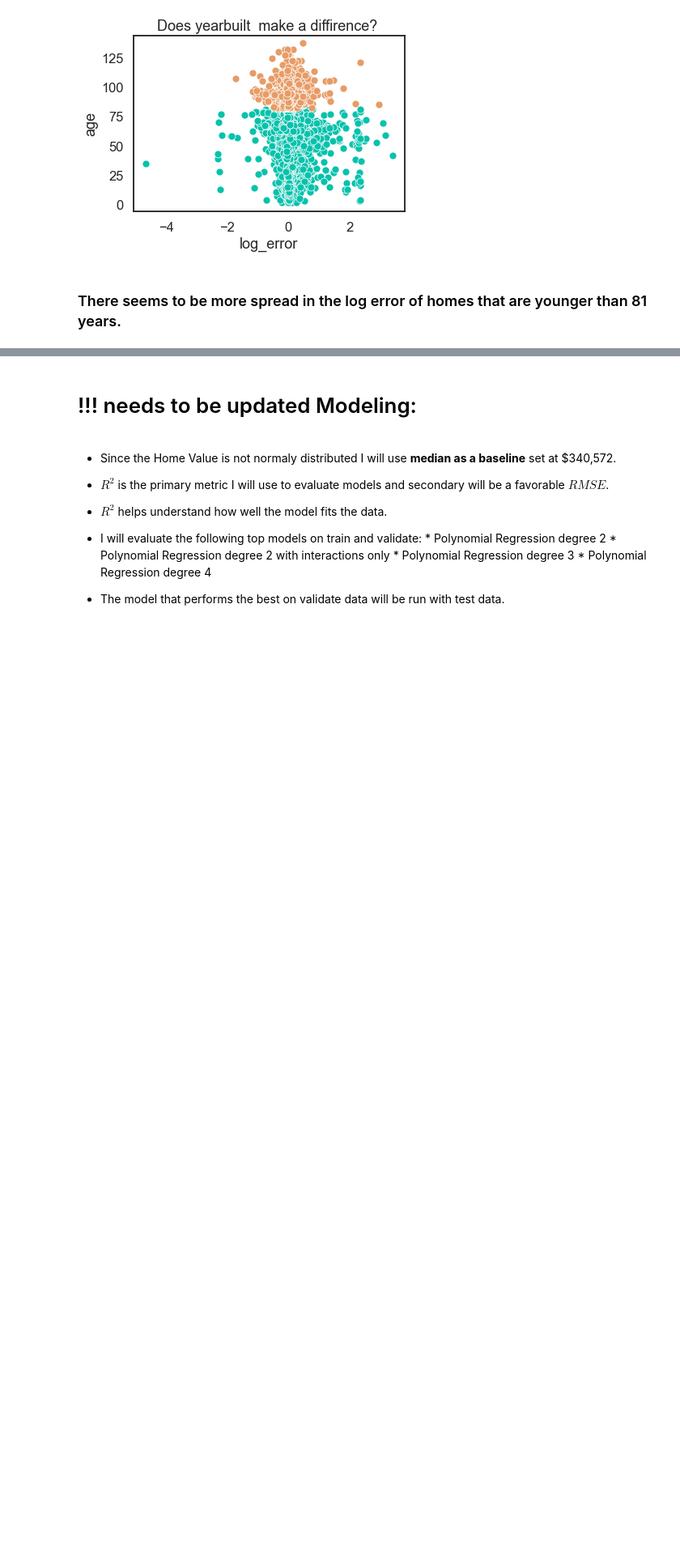
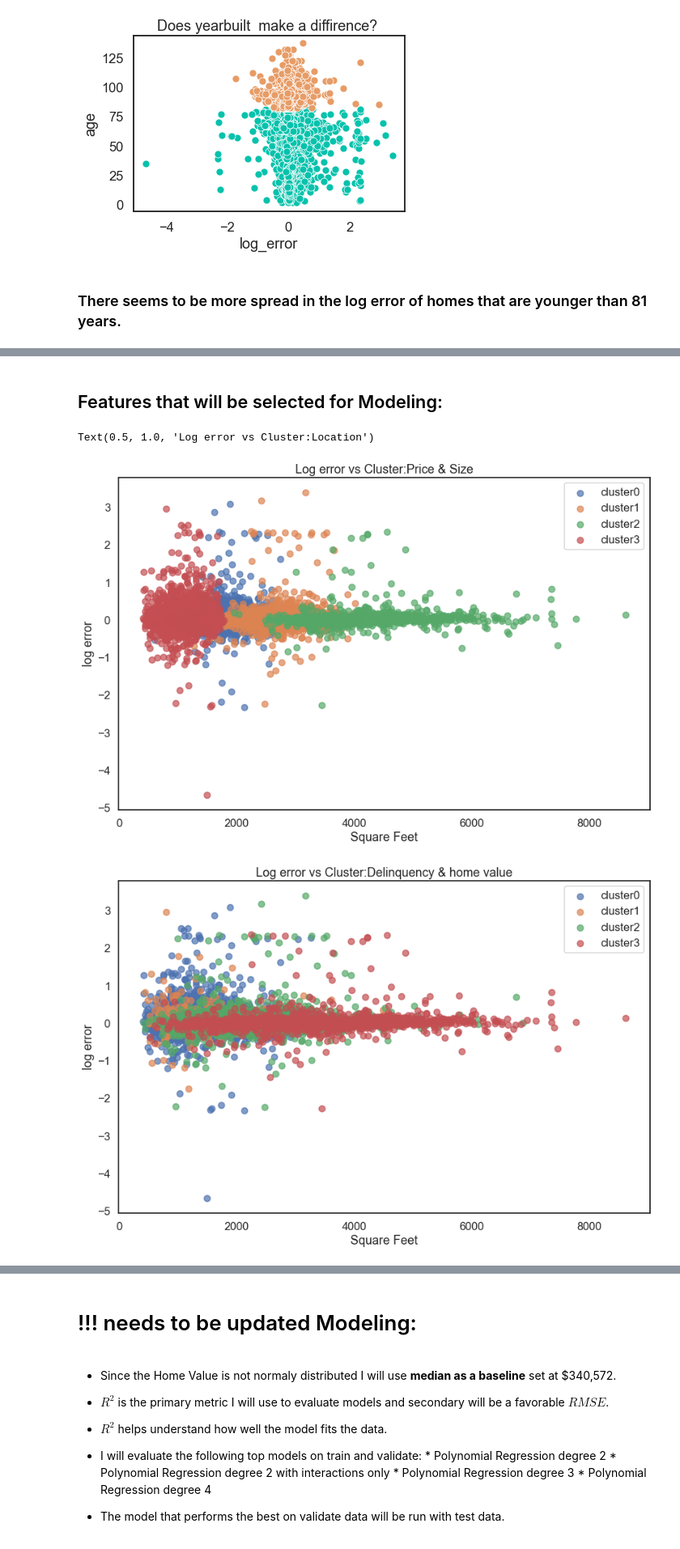
Before and after one commit to Codeup-Justin-Evans-Yvette-Ibarra/project_zillow_team, a Jupyter notebook: Final_Report_Zillow_Team_Project.ipynb, the cells around one changed output, grey strips where cells are left out. Shown: that part at 81% size. Drawn from its saved outputs; the diff is of its cells as text; code cells hidden in the pictures; blank space fills up the shorter version.

```diff
--- a/Final_Report_Zillow_Team_Project.ipynb
+++ b/Final_Report_Zillow_Team_Project.ipynb
@@ -501,0 +544,34 @@ p-value 0.00825
+# %% [markdown]
+## Features that will be selected for Modeling:
+# %%
+plt.figure(figsize=(14, 9))
+
+for cluster, subset in train.groupby('cluster_price_size'):
+    plt.scatter(x=subset.sqft, y=subset.log_error, label='cluster' + str(cluster), alpha=.7, )
+plt.legend()
+plt.xlabel('Square Feet')
+plt.ylabel('log error')
+plt.title('Log error vs Cluster:Price & Size')
+
+
+plt.figure(figsize=(14, 9))
+
+for cluster, subset in train.groupby('cluster_delinquency_value'):
+    plt.scatter(x=subset.sqft, y=subset.log_error, label='cluster' + str(cluster), alpha=.7, )
+plt.legend()
+plt.xlabel('Square Feet')
+plt.ylabel('log error')
+plt.title('Log error vs Cluster:Delinquency & home value')
+
+plt.figure(figsize=(14, 9))
+
+for cluster, subset in train.groupby('loc_clusters'):
+    plt.scatter(x=subset.sqft, y=subset.log_error, label='cluster' + str(cluster), alpha=.7, )
+plt.legend()
+plt.xlabel('Square Feet')
+plt.ylabel('log error')
+plt.title('Log error vs Cluster:Location' )
+# %% [output]
+Text(0.5, 1.0, 'Log error vs Cluster:Location')
+[figure, added]
+[figure, added]
```
Also changed, not shown: parts of 37 cells of this notebook.
